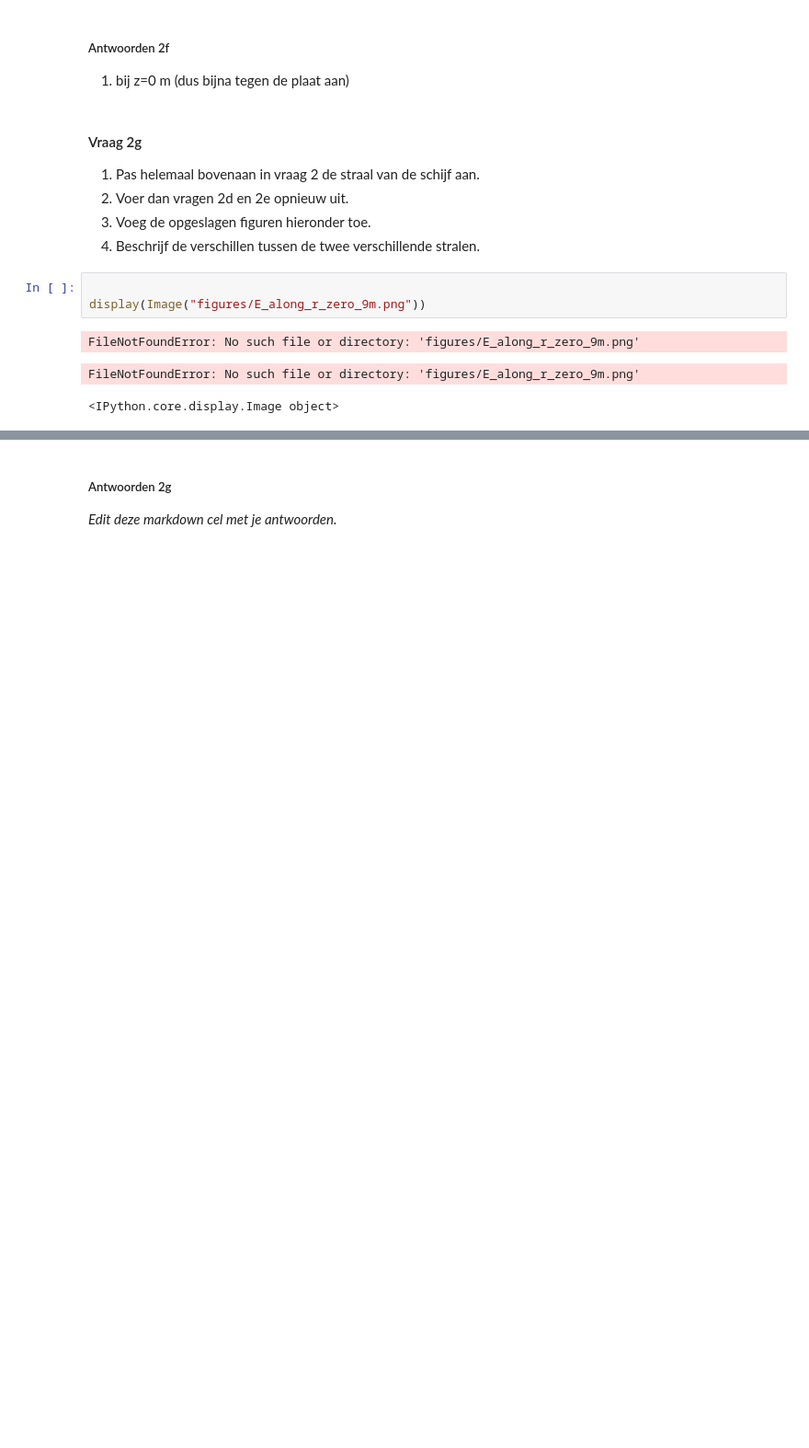
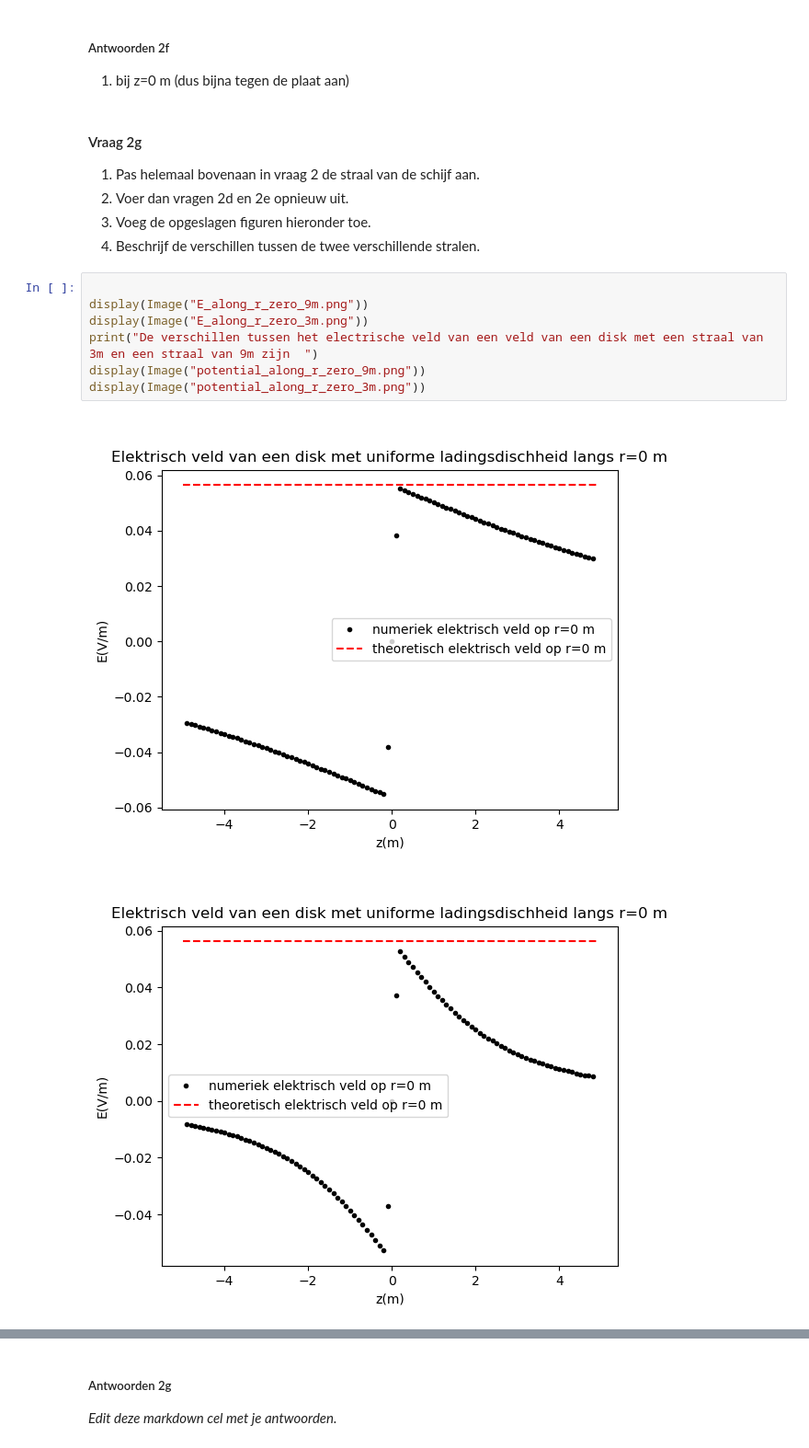
Before and after one commit to beanmachine123/opdrachten-DEF-D, a Jupyter notebook: DigitaleOntwerpopdrachten/1CondensatorOpdracht/CondensatorOntwerpopdracht.ipynb, the cells around one changed output, grey strips where cells are left out. Shown at 92% size. Drawn from its saved outputs; the diff is of its cells as text; blank space fills up the shorter version.

```diff
--- a/DigitaleOntwerpopdrachten/1CondensatorOpdracht/CondensatorOntwerpopdracht.ipynb
+++ b/DigitaleOntwerpopdrachten/1CondensatorOpdracht/CondensatorOntwerpopdracht.ipynb
@@ -299,8 +299,11 @@ plt.show()
 4. Beschrijf de verschillen tussen de twee verschillende stralen.
 # %%
 
-display(Image("figures/E_along_r_zero_9m.png"))
+display(Image("E_along_r_zero_9m.png"))
+display(Image("E_along_r_zero_3m.png"))
+print("De verschillen tussen het electrische veld van een veld van een disk met een straal van 3m en een straal van 9m zijn  ")
+display(Image("potential_along_r_zero_9m.png"))
+display(Image("potential_along_r_zero_3m.png"))
 # %% [output]
-FileNotFoundError: No such file or directory: 'figures/E_along_r_zero_9m.png'
-FileNotFoundError: No such file or directory: 'figures/E_along_r_zero_9m.png'
-<IPython.core.display.Image object>
+[figure, added]
+[figure, added]
```
Also changed, not shown: parts of 6 cells of this notebook, 2 other files.
